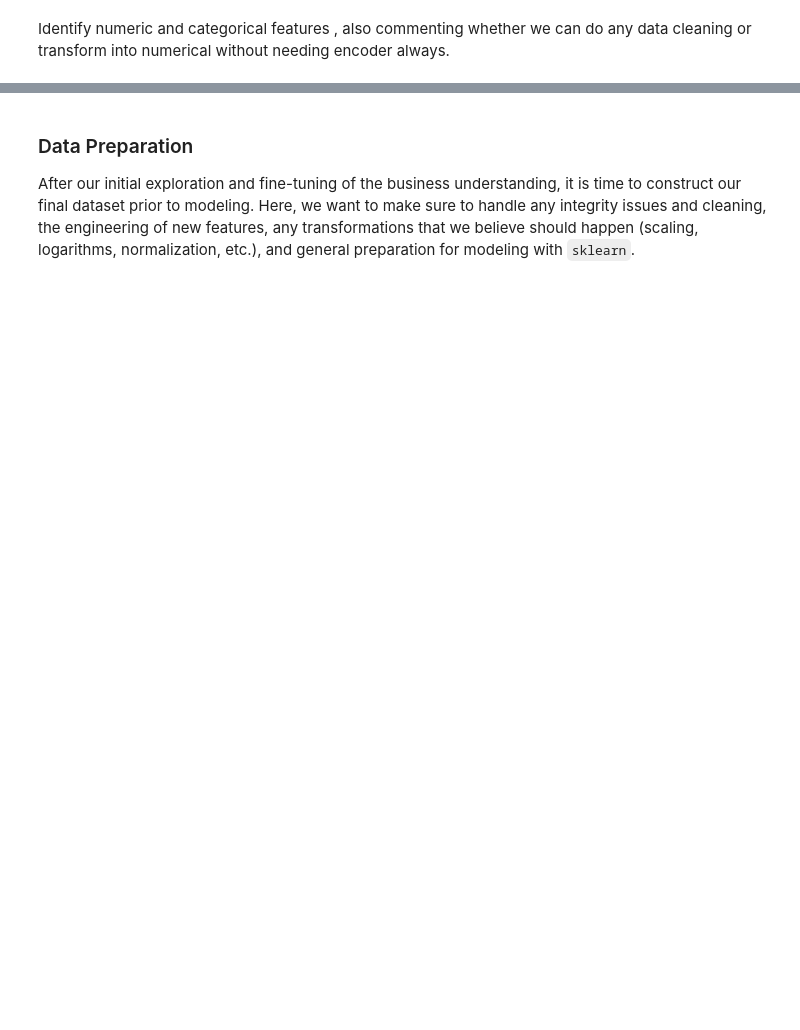
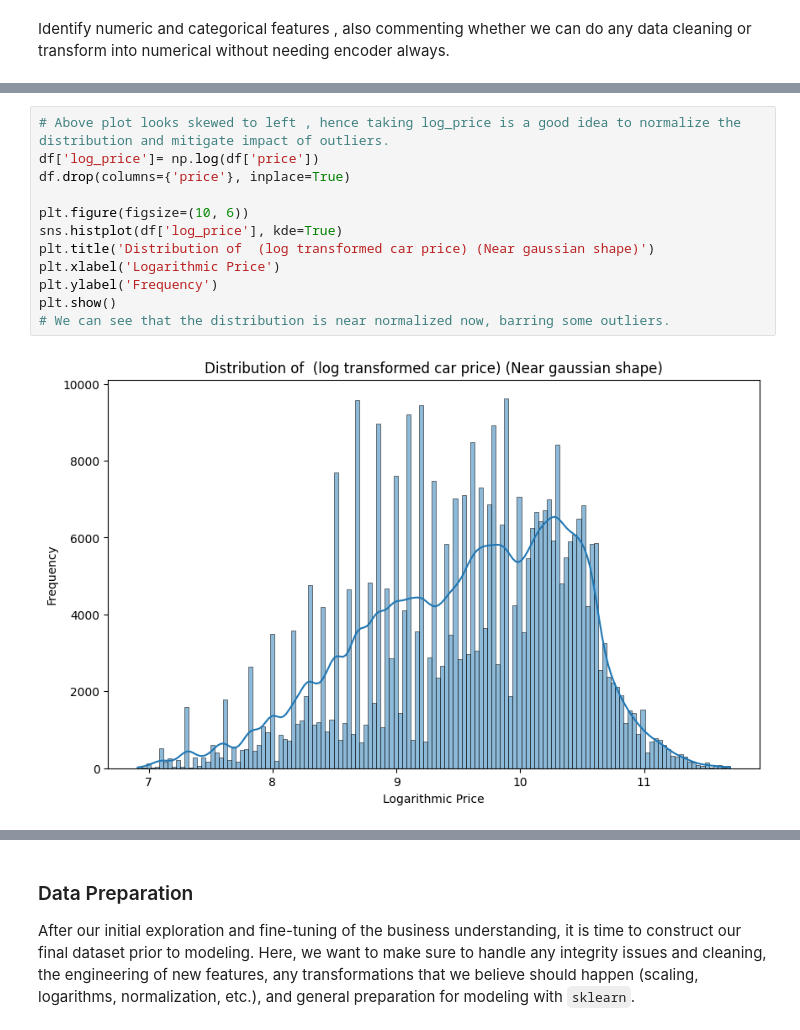
Before and after one commit to Subroy1/MSAI_AllPracticeModules, a Jupyter notebook: Module 11/PracticalAssignement2_used_cars_II.ipynb, the cells around one changed output, grey strips where cells are left out. Cells and saved outputs as stored; diff of their text form; blank space fills up the shorter version.

```diff
--- a/Module 11/PracticalAssignement2_used_cars_II.ipynb
+++ b/Module 11/PracticalAssignement2_used_cars_II.ipynb
@@ -339,0 +223,14 @@ df.head(2)
+# %%
+# Above plot looks skewed to left , hence taking log_price is a good idea to normalize the distribution and mitigate impact of outliers.
+df['log_price']= np.log(df['price'])
+df.drop(columns={'price'}, inplace=True)
+
+plt.figure(figsize=(10, 6))
+sns.histplot(df['log_price'], kde=True)
+plt.title('Distribution of  (log transformed car price) (Near gaussian shape)')
+plt.xlabel('Logarithmic Price')
+plt.ylabel('Frequency')
+plt.show()
+# We can see that the distribution is near normalized now, barring some outliers.
+# %% [output]
+[figure, added]
```
Also changed, not shown: parts of 70 cells of this notebook.
